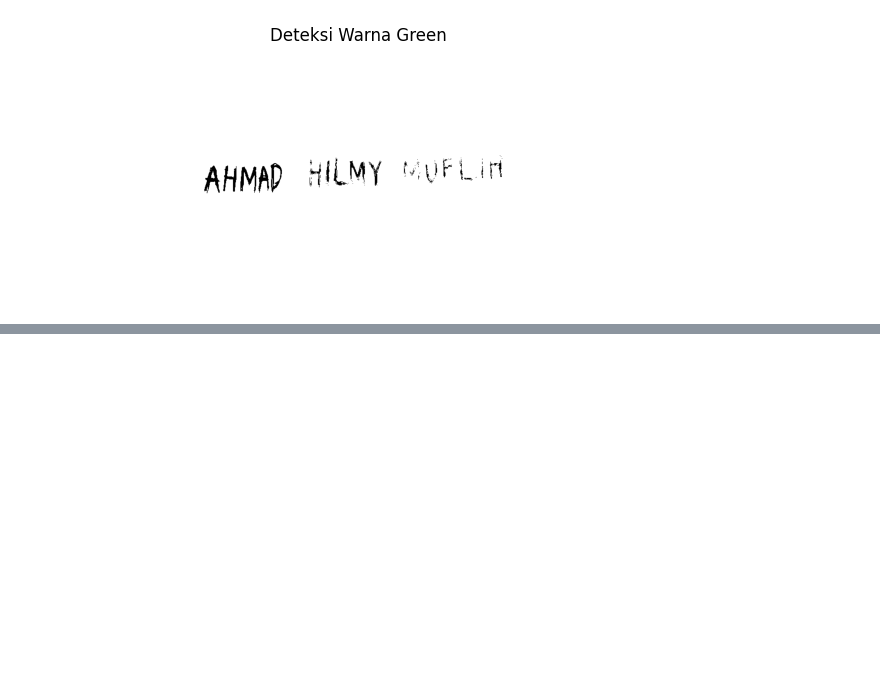
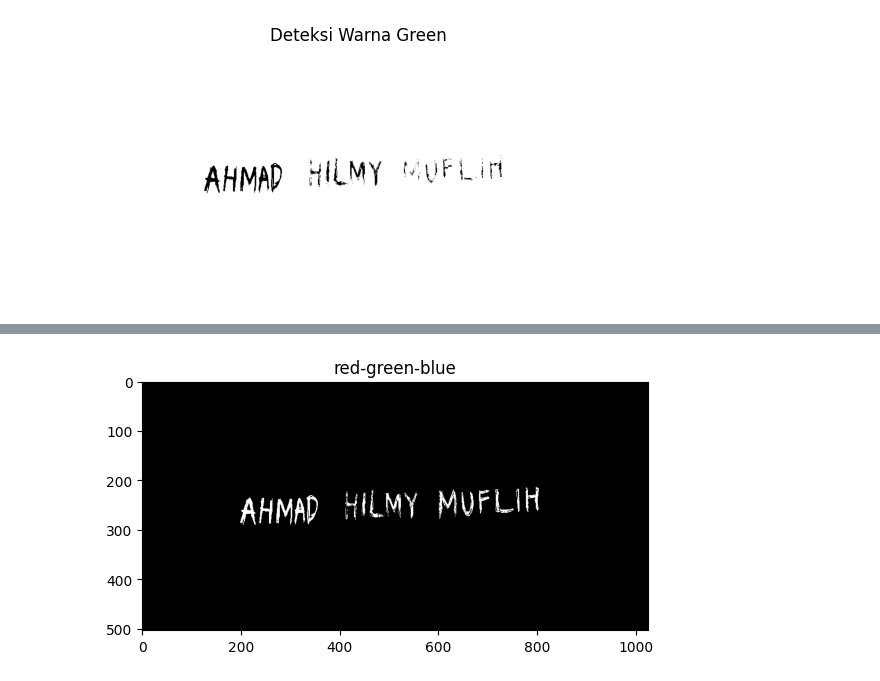
Before and after one commit to ahmad0918/Application, a Jupyter notebook: UTS_CITRA_2024.ipynb, the cells around one changed output, grey strips where cells are left out. Drawn from its saved outputs; the diff is of its cells as text; code cells hidden in the pictures; blank space fills up the shorter version.

```diff
--- a/UTS_CITRA_2024.ipynb
+++ b/UTS_CITRA_2024.ipynb
@@ -85,0 +119,8 @@ plt.show()
+# %%
+plt.figure(figsize=(30, 8))
+plt.subplot(1, 4, 1)
+plt.imshow(mask_red_green_blue, cmap='gray')
+plt.title('red-green-blue')
+plt.show()
+# %% [output]
+[figure, added]
```
Also changed, not shown: parts of 5 cells of this notebook.
